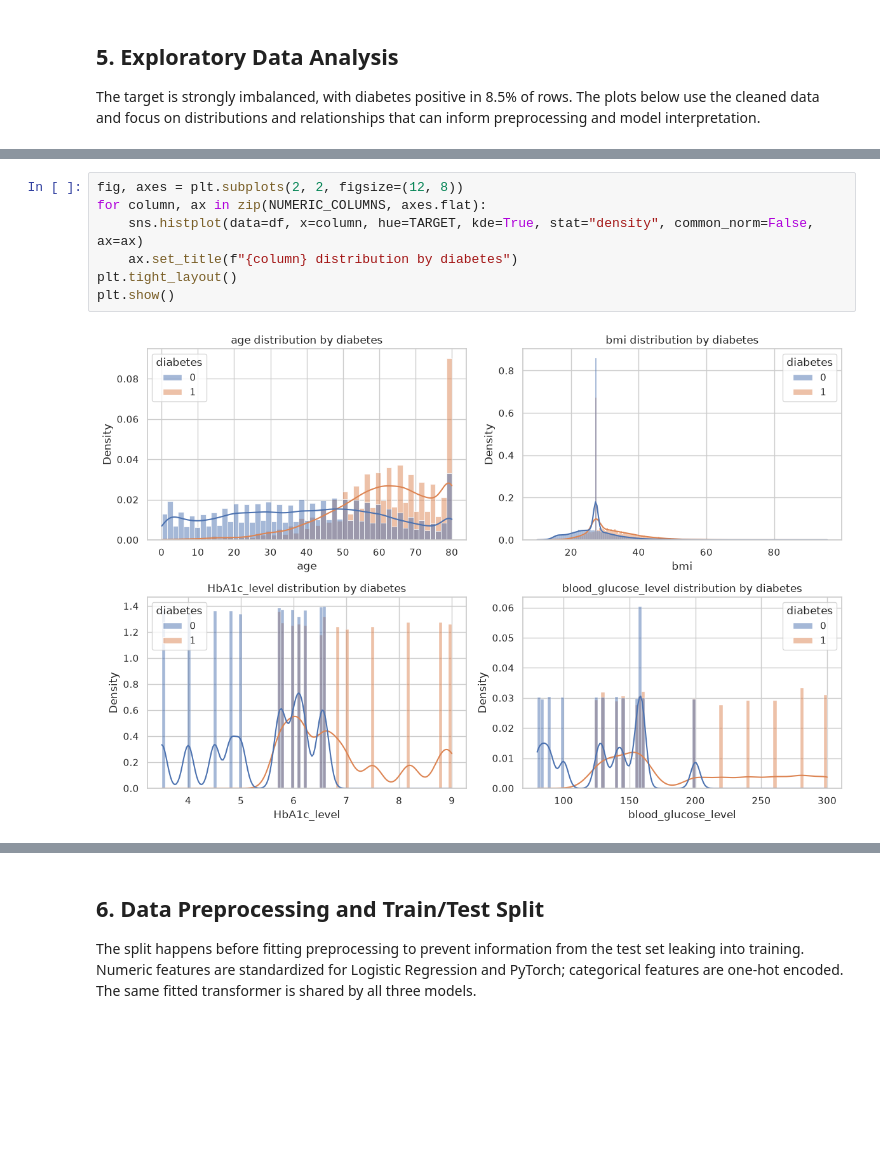
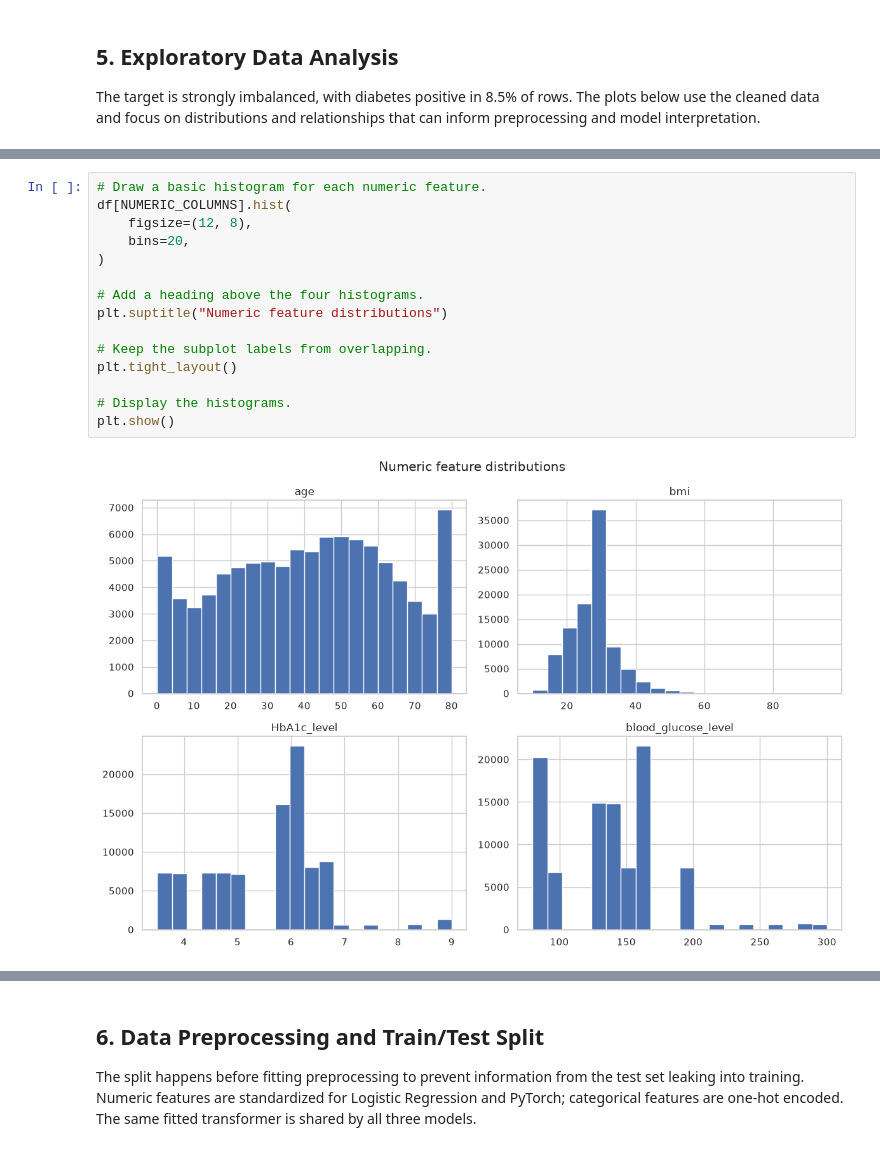
Before and after one commit to supranjal/Diabetes-prediction-ML-, a Jupyter notebook: notebooks/diabetes-prediction.ipynb, the cells around one changed output, grey strips where cells are left out. Saved outputs shown, nothing was run; the diff lists cells and outputs as text; blank space fills up the shorter version.

```diff
--- a/notebooks/diabetes-prediction.ipynb
+++ b/notebooks/diabetes-prediction.ipynb
@@ -170,9 +252,17 @@ diabetes               0.0    0.0    0.0    0.0    1.0
 # %%
-fig, axes = plt.subplots(2, 2, figsize=(12, 8))
-for column, ax in zip(NUMERIC_COLUMNS, axes.flat):
-    sns.histplot(data=df, x=column, hue=TARGET, kde=True, stat="density", common_norm=False, ax=ax)
-    ax.set_title(f"{column} distribution by diabetes")
+# Draw a basic histogram for each numeric feature.
+df[NUMERIC_COLUMNS].hist(
+    figsize=(12, 8),
+    bins=20,
+)
+
+# Add a heading above the four histograms.
+plt.suptitle("Numeric feature distributions")
+
+# Keep the subplot labels from overlapping.
 plt.tight_layout()
+
+# Display the histograms.
 plt.show()
 # %% [output]
-[figure, old version]
+[figure, new version]
```
Also changed, not shown: parts of 16 cells of this notebook, 1 other file.
